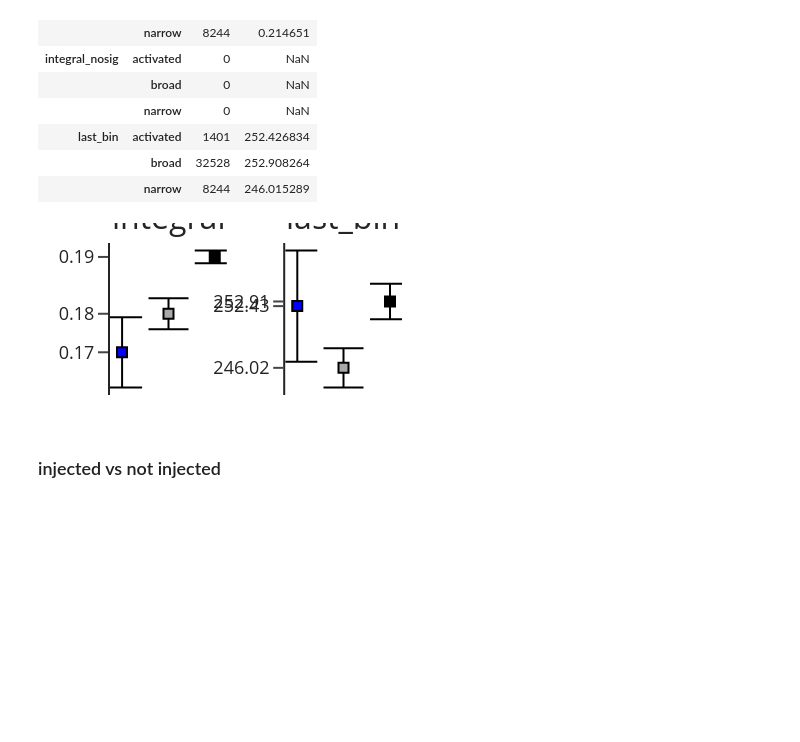
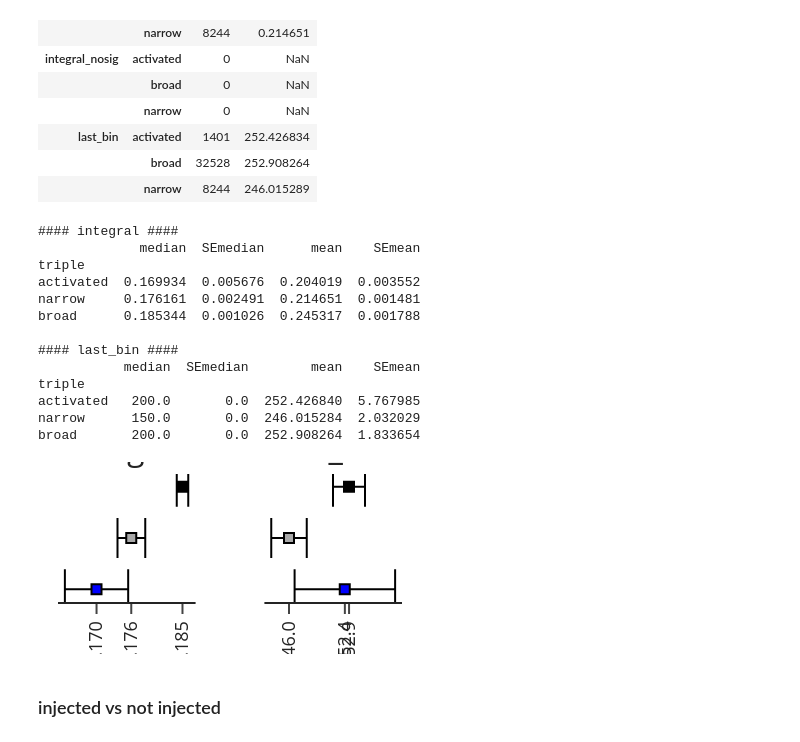
Before and after one commit to Mateo-Lopez-Espejo/context_probe_analysis, a Jupyter notebook: notebooks/220816_cell_type_ctx_modulation.ipynb, the cells around one changed output. Saved outputs shown, nothing was run; the diff lists cells and outputs as text; code cells hidden in the pictures; blank space fills up the shorter version.

```diff
--- a/notebooks/220816_cell_type_ctx_modulation.ipynb
+++ b/notebooks/220816_cell_type_ctx_modulation.ipynb
@@ -1252,15 +1250,18 @@ metrics = ['integral', 'last_bin']
 fig = make_subplots(1, 2, horizontal_spacing=0.2, subplot_titles=metrics)
 for cc, met in enumerate(metrics):
     met_df = summary.loc[(met), :].reindex(index=['activated', 'narrow', 'broad'])
+    print(f"\n#### {met} ####\n{met_df}")
     if met == 'integral':
         stat = met_df['median'].values
         err = met_df['SEmedian'].values
+        ticktext = [f'{m:.3f}' for m in stat]
     elif met == 'last_bin':
         stat = met_df['mean'].values
         err = met_df['SEmean'].values
+        ticktext = [f'{m:.1f}' for m in stat]
     names = met_df.index.tolist()
     # added line to this single call, make sure it actually works
-    fig.add_trace(go.Scatter(x=names, y=stat,
+    fig.add_trace(go.Scatter(x=stat, y=names,
                              mode='markers',
                              opacity=1,
                              showlegend=False,
@@ -1270,40 +1271,53 @@ for cc, met in enumerate(metrics):
                                          line=dict(color='black',
                                                    width=1)
                                          ),
-                             error_y=dict(array=err,
+                             error_x=dict(array=err,
                                           color='black',
                                           thickness=1,
                                           width=10
                                           ),
                              ), row=1, col=cc+1)
-
-    fig.update_yaxes(tickmode='array',
+    fig.update_xaxes(tickmode='array',
                      tickvals=stat,
-                     ticktext=[f'{m:.2f}' for m in stat],
+                     ticktext=ticktext,
+                     tickangle=-90,
                      row=1, col=cc+1)
 
 # formating
 w, h = 2, 1
 fig.update_layout(template='simple_white',
                   width=96 * w, height=96 * h,
                   margin=dict(t=10, b=10, l=10, r=10),
                   showlegend=False,)
 
 # commong features of both x axes
-fig.update_xaxes(showticklabels=False, ticks='', showline=False,
+fig.update_yaxes(showticklabels=False, ticks='', showline=False,
                  title=dict(font_size=10, standoff=0), tickfont_size=9)
 
-fig.update_yaxes(showticklabels=True, ticks='outside', showline=True,
+fig.update_xaxes(showticklabels=True, ticks='outside', showline=True,
                  title=dict(font_size=10, standoff=0), tickfont_size=9)
 
 filename = folder / 'fig5_ctx_effect_inset'
 fig.write_image(filename.with_suffix('.png'), scale=4)
 fig.write_image(filename.with_suffix('.svg'))
 
 img_bytes = fig.to_image(format="png", width=96 * w, height=96 * h, scale=2)
 Image(img_bytes)
 # %% [output]
+#### integral ####
+             median  SEmedian      mean    SEmean
+triple
+activated  0.169934  0.005676  0.204019  0.003552
+narrow     0.176161  0.002491  0.214651  0.001481
+broad      0.185344  0.001026  0.245317  0.001788
+
+#### last_bin ####
+           median  SEmedian        mean    SEmean
+triple
+activated   200.0       0.0  252.426840  5.767985
+narrow      150.0       0.0  246.015284  2.032029
+broad       200.0       0.0  252.908264  1.833654
-[figure, old version]
+[figure, new version]
 # %% [markdown]
 ### injected vs not injected
 # %%
```
Also changed, not shown: parts of 14 cells of this notebook, 2 other files.
